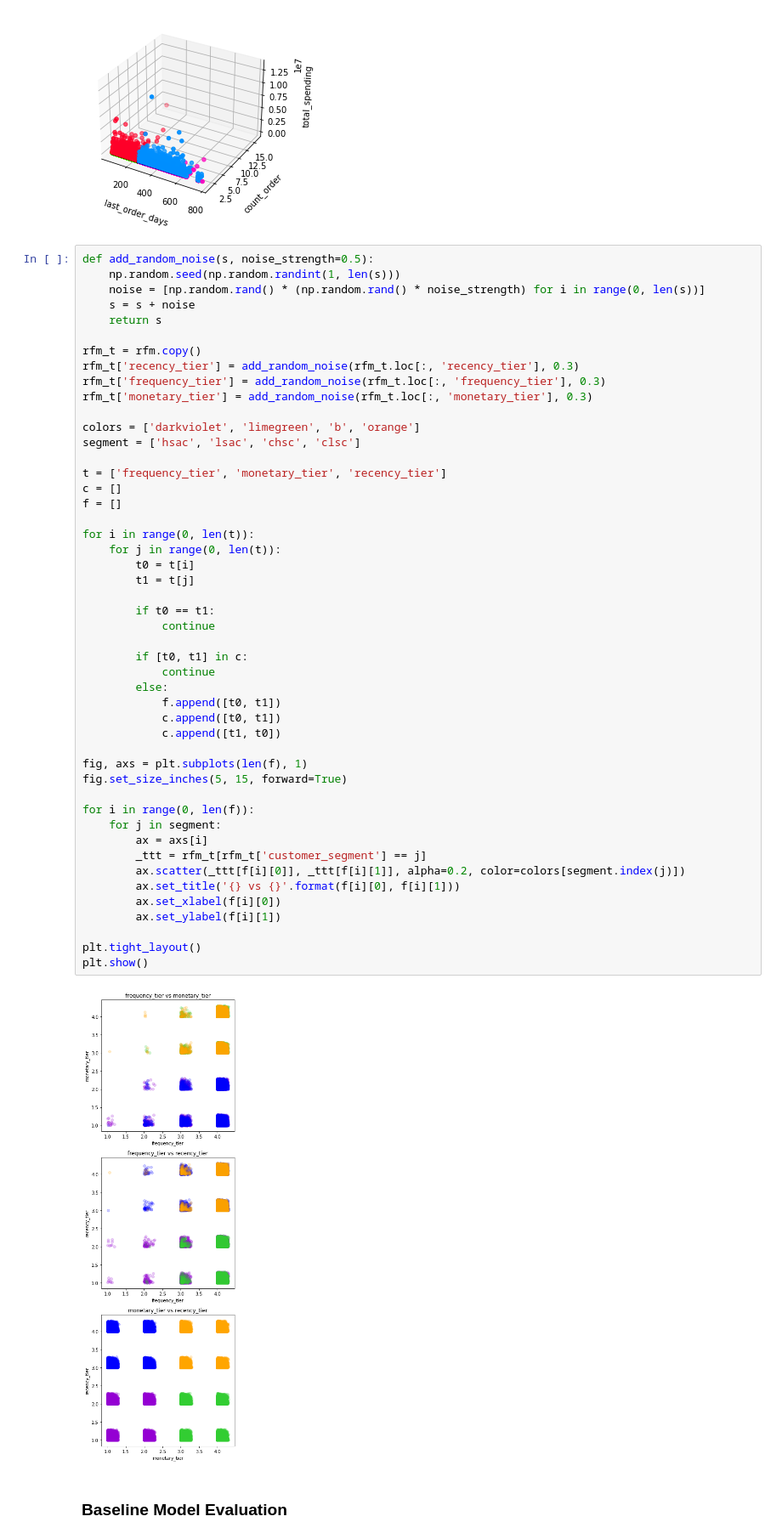
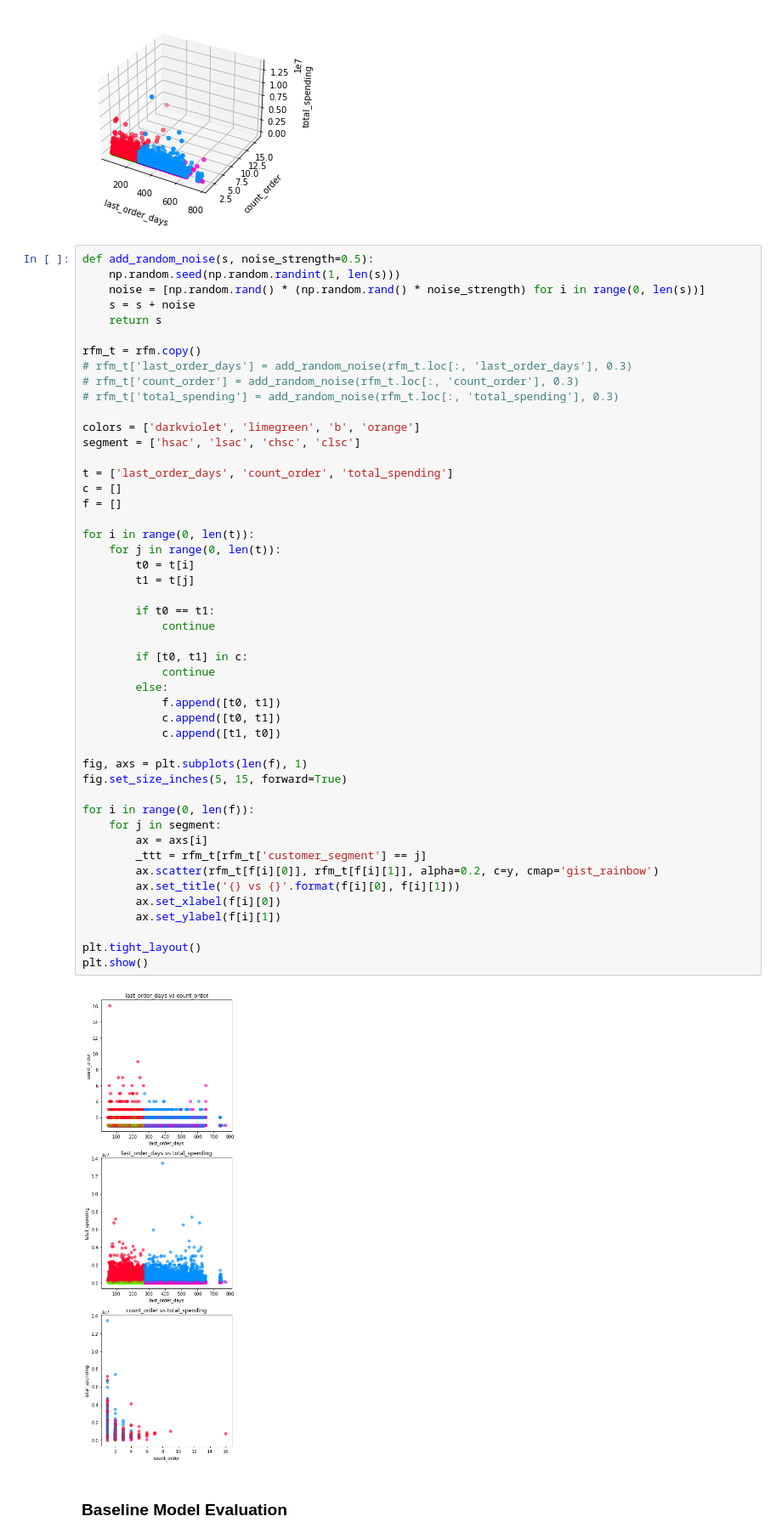
Before and after one commit to dion-ricky/future-data-1, a Jupyter notebook: notebook/2021-08-15_Archive_Unsupervised Explore and Modeling.ipynb, the cells around one changed output. Shown at 85% size. Drawn from its saved outputs; the diff is of its cells as text.

```diff
--- a/notebook/2021-08-15_Archive_Unsupervised.ipynb
+++ b/notebook/2021-08-15_Archive_Unsupervised Explore and Modeling.ipynb
@@ -617,48 +617,48 @@ def add_random_noise(s, noise_strength=0.5):
     return s
 
 rfm_t = rfm.copy()
-rfm_t['recency_tier'] = add_random_noise(rfm_t.loc[:, 'recency_tier'], 0.3)
-rfm_t['frequency_tier'] = add_random_noise(rfm_t.loc[:, 'frequency_tier'], 0.3)
-rfm_t['monetary_tier'] = add_random_noise(rfm_t.loc[:, 'monetary_tier'], 0.3)
+# rfm_t['last_order_days'] = add_random_noise(rfm_t.loc[:, 'last_order_days'], 0.3)
+# rfm_t['count_order'] = add_random_noise(rfm_t.loc[:, 'count_order'], 0.3)
+# rfm_t['total_spending'] = add_random_noise(rfm_t.loc[:, 'total_spending'], 0.3)
 
 colors = ['darkviolet', 'limegreen', 'b', 'orange']
 segment = ['hsac', 'lsac', 'chsc', 'clsc']
 
-t = ['frequency_tier', 'monetary_tier', 'recency_tier']
+t = ['last_order_days', 'count_order', 'total_spending']
 c = []
 f = []
 
 for i in range(0, len(t)):
     for j in range(0, len(t)):
         t0 = t[i]
         t1 = t[j]
 
         if t0 == t1:
             continue
 
         if [t0, t1] in c:
             continue
         else:
             f.append([t0, t1])
             c.append([t0, t1])
             c.append([t1, t0])
 
 fig, axs = plt.subplots(len(f), 1)
 fig.set_size_inches(5, 15, forward=True)
 
 for i in range(0, len(f)):
     for j in segment:
         ax = axs[i]
         _ttt = rfm_t[rfm_t['customer_segment'] == j]
-        ax.scatter(_ttt[f[i][0]], _ttt[f[i][1]], alpha=0.2, color=colors[segment.index(j)])
+        ax.scatter(rfm_t[f[i][0]], rfm_t[f[i][1]], alpha=0.2, c=y, cmap='gist_rainbow')
         ax.set_title('{} vs {}'.format(f[i][0], f[i][1]))
         ax.set_xlabel(f[i][0])
         ax.set_ylabel(f[i][1])
 
 plt.tight_layout()
 plt.show()
 # %% [output]
-[figure, old version]
+[figure, new version]
 # %% [markdown]
 ### Baseline Model Evaluation
 # %%
```
Also changed, not shown: parts of 7 cells of this notebook, 4 other files.
